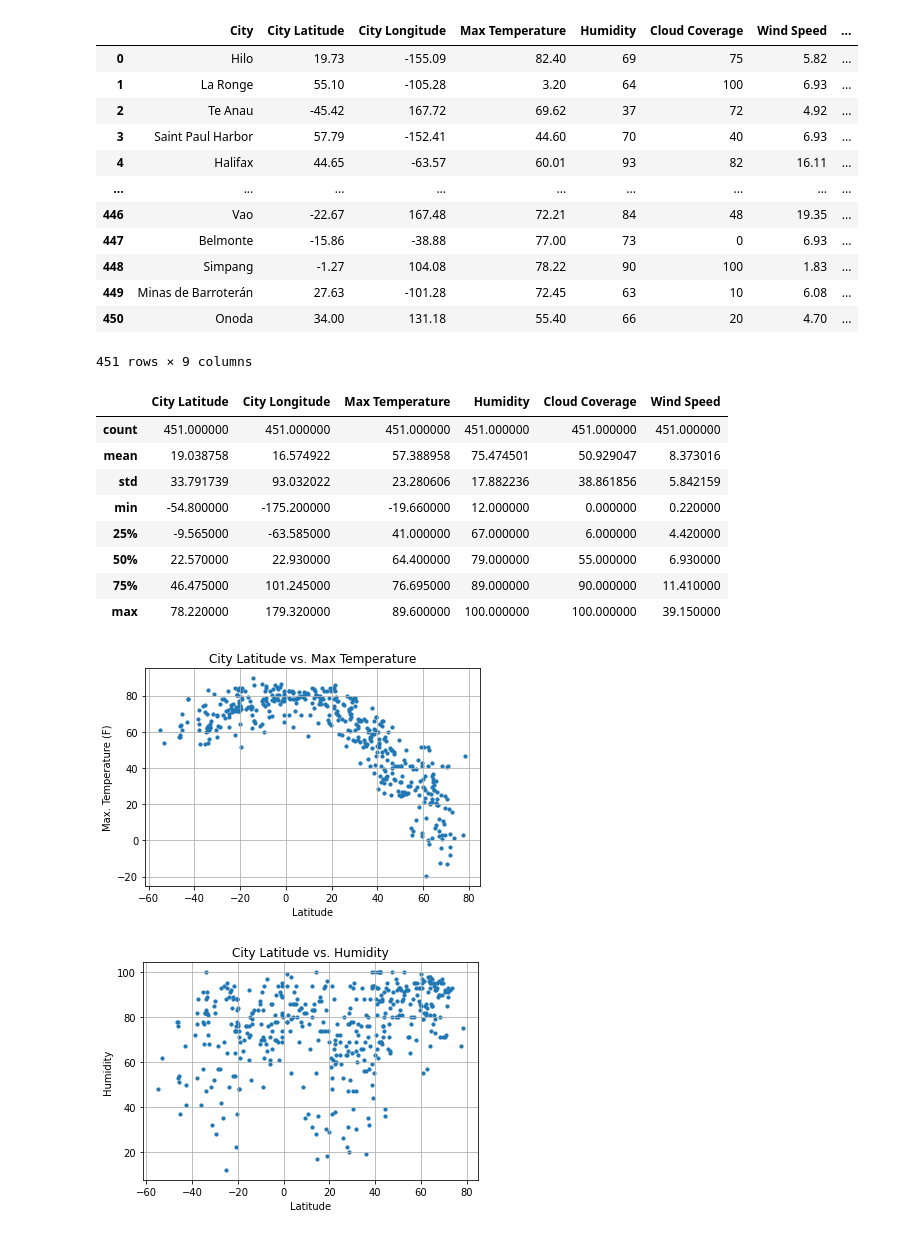
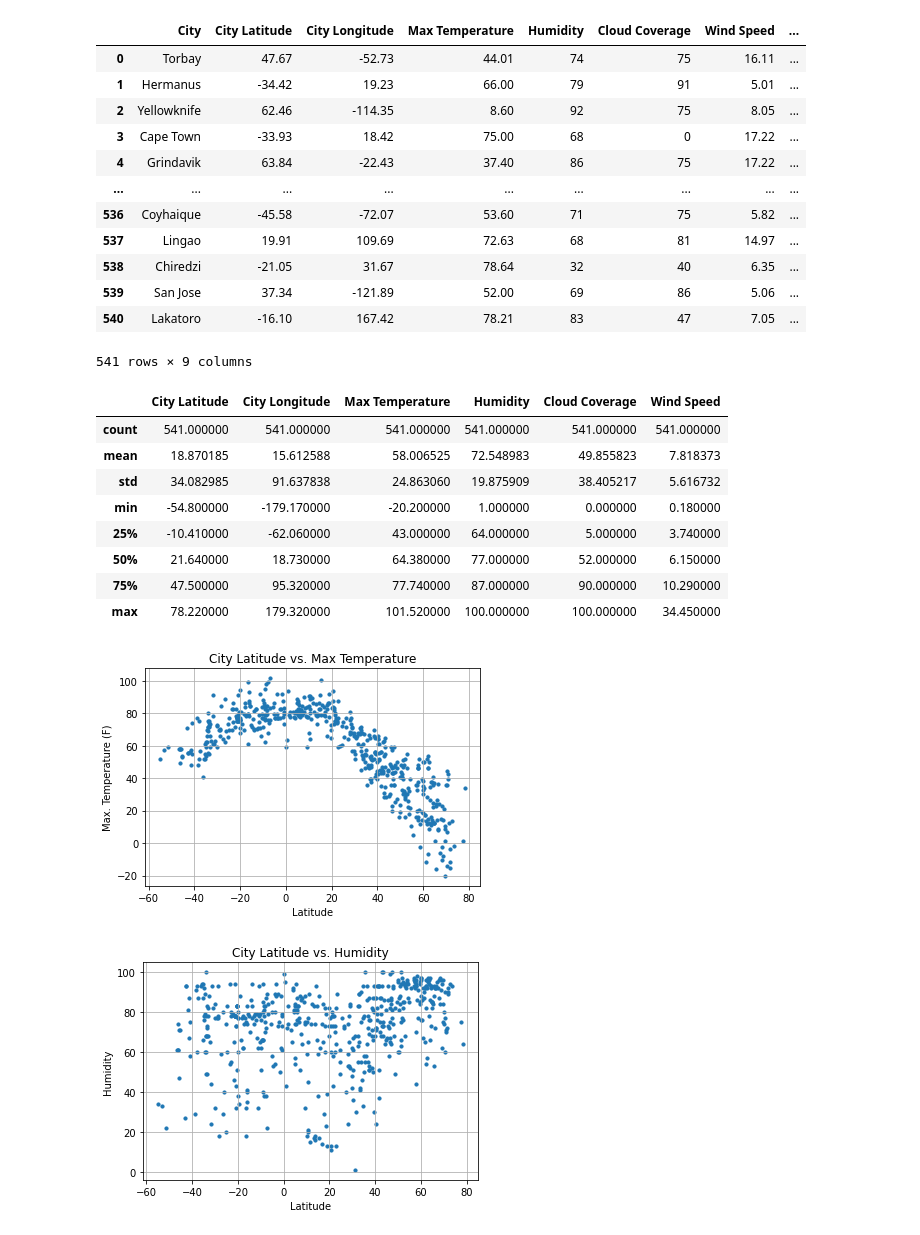
Before and after one commit to inkosi-codes/python-api-challenge, a Jupyter notebook: WeatherPy/WeatherPy.ipynb, the cells around one changed output. Drawn from its saved outputs; the diff is of its cells as text; code cells hidden in the pictures.

```diff
--- a/WeatherPy/WeatherPy.ipynb
+++ b/WeatherPy/WeatherPy.ipynb
@@ -21,10 +21,9 @@ url = "http://api.openweathermap.org/data/2.5/weather?units=Imperial&APPID=" + w
 
 city_columns = ['City','City Latitude','City Longitude','Max Temperature','Humidity','Cloud Coverage','Wind Speed','City Country','City DateTime']
 cnt = 1
-new_df = pd.DataFrame()
+weather_data_df = pd.DataFrame()
 # %%
-#for x in range(600):
-while len(city_list) < 500:
+for x in range(1500):
     lat_value = round(rnd.uniform(-90, 90),2)
     long_value = round(rnd.uniform(-180, 180),2)
     city = citipy.nearest_city(lat_value,long_value)
@@ -38,7 +37,7 @@ for city in city_list:
         response = rq.get(f'{url}&q={city}').json()
         city_date = time.strftime('%Y-%m-%d %H:%M:%S', time.localtime(response["dt"]))
         data = response['name'],response['coord']['lat'],response['coord']['lon'],response["main"]["temp_max"],response["main"]["humidity"],response["clouds"]["all"],response["wind"]["speed"],response["sys"]["country"],city_date
-        new_df = new_df.append([data],ignore_index = True)
+        weather_data_df = weather_data_df.append([data],ignore_index = True)
         print(f'Processing Record {cnt} for {city} city')
         cnt += 1
 
@@ -67,38 +66,38 @@ Processing Record 451 for onoda city
 # %%
 #new_df = pd.DataFrame([data],columns=city_columns)
-new_df.columns = city_columns
-new_df
+weather_data_df.columns = city_columns
+weather_data_df
 # %% [output]
 |  | City | City Latitude | City Longitude | Max Temperature | Humidity | Cloud Coverage | Wind Speed | ... |
-| 0 | Hilo | 19.73 | -155.09 | 82.40 | 69 | 75 | 5.82 | ... |
-| 1 | La Ronge | 55.10 | -105.28 | 3.20 | 64 | 100 | 6.93 | ... |
-| 2 | Te Anau | -45.42 | 167.72 | 69.62 | 37 | 72 | 4.92 | ... |
-| 3 | Saint Paul Harbor | 57.79 | -152.41 | 44.60 | 70 | 40 | 6.93 | ... |
-| 4 | Halifax | 44.65 | -63.57 | 60.01 | 93 | 82 | 16.11 | ... |
+| 0 | Torbay | 47.67 | -52.73 | 44.01 | 74 | 75 | 16.11 | ... |
+| 1 | Hermanus | -34.42 | 19.23 | 66.00 | 79 | 91 | 5.01 | ... |
+| 2 | Yellowknife | 62.46 | -114.35 | 8.60 | 92 | 75 | 8.05 | ... |
+| 3 | Cape Town | -33.93 | 18.42 | 75.00 | 68 | 0 | 17.22 | ... |
+| 4 | Grindavik | 63.84 | -22.43 | 37.40 | 86 | 75 | 17.22 | ... |
 | ... | ... | ... | ... | ... | ... | ... | ... | ... |
-| 446 | Vao | -22.67 | 167.48 | 72.21 | 84 | 48 | 19.35 | ... |
-| 447 | Belmonte | -15.86 | -38.88 | 77.00 | 73 | 0 | 6.93 | ... |
-| 448 | Simpang | -1.27 | 104.08 | 78.22 | 90 | 100 | 1.83 | ... |
-| 449 | Minas de Barroterán | 27.63 | -101.28 | 72.45 | 63 | 10 | 6.08 | ... |
-| 450 | Onoda | 34.00 | 131.18 | 55.40 | 66 | 20 | 4.70 | ... |
+| 536 | Coyhaique | -45.58 | -72.07 | 53.60 | 71 | 75 | 5.82 | ... |
+| 537 | Lingao | 19.91 | 109.69 | 72.63 | 68 | 81 | 14.97 | ... |
+| 538 | Chiredzi | -21.05 | 31.67 | 78.64 | 32 | 40 | 6.35 | ... |
+| 539 | San Jose | 37.34 | -121.89 | 52.00 | 69 | 86 | 5.06 | ... |
+| 540 | Lakatoro | -16.10 | 167.42 | 78.21 | 83 | 47 | 7.05 | ... |
-451 rows × 9 columns
+541 rows × 9 columns
 # %%
-new_df.describe()
+weather_data_df.describe()
 # %% [output]
 |  | City Latitude | City Longitude | Max Temperature | Humidity | Cloud Coverage | Wind Speed |
-| count | 451.000000 | 451.000000 | 451.000000 | 451.000000 | 451.000000 | 451.000000 |
-| mean | 19.038758 | 16.574922 | 57.388958 | 75.474501 | 50.929047 | 8.373016 |
-| std | 33.791739 | 93.032022 | 23.280606 | 17.882236 | 38.861856 | 5.842159 |
-| min | -54.800000 | -175.200000 | -19.660000 | 12.000000 | 0.000000 | 0.220000 |
-| 25% | -9.565000 | -63.585000 | 41.000000 | 67.000000 | 6.000000 | 4.420000 |
-| 50% | 22.570000 | 22.930000 | 64.400000 | 79.000000 | 55.000000 | 6.930000 |
-| 75% | 46.475000 | 101.245000 | 76.695000 | 89.000000 | 90.000000 | 11.410000 |
-| max | 78.220000 | 179.320000 | 89.600000 | 100.000000 | 100.000000 | 39.150000 |
+| count | 541.000000 | 541.000000 | 541.000000 | 541.000000 | 541.000000 | 541.000000 |
+| mean | 18.870185 | 15.612588 | 58.006525 | 72.548983 | 49.855823 | 7.818373 |
+| std | 34.082985 | 91.637838 | 24.863060 | 19.875909 | 38.405217 | 5.616732 |
+| min | -54.800000 | -179.170000 | -20.200000 | 1.000000 | 0.000000 | 0.180000 |
+| 25% | -10.410000 | -62.060000 | 43.000000 | 64.000000 | 5.000000 | 3.740000 |
+| 50% | 21.640000 | 18.730000 | 64.380000 | 77.000000 | 52.000000 | 6.150000 |
+| 75% | 47.500000 | 95.320000 | 77.740000 | 87.000000 | 90.000000 | 10.290000 |
+| max | 78.220000 | 179.320000 | 101.520000 | 100.000000 | 100.000000 | 34.450000 |
 # %%
-# Build a scatter plot for each data type
-plt.scatter(new_df["City Latitude"], new_df["Max Temperature"], marker="o", s=10)
+# Create scatter plot
+plt.scatter(weather_data_df["City Latitude"], weather_data_df["Max Temperature"], marker="o", s=10)
 
-# Incorporate the other graph properties
+# Set graph properties
 plt.title("City Latitude vs. Max Temperature")
 plt.ylabel("Max. Temperature (F)")
 plt.xlabel("Latitude")
@@ -110,22 +109,22 @@ plt.grid(True)
 # Show plot
 plt.show()
 # %% [output]
-[figure, old version]
+[figure, new version]
 # %%
-# Build a scatter plot for each data type
-plt.scatter(new_df["City Latitude"], new_df["Humidity"], marker="o", s=10)
+# Create scatter plot
+plt.scatter(weather_data_df["City Latitude"], weather_data_df["Humidity"], marker="o", s=10)
 
-# Incorporate the other graph properties
+# Set graph properties
 plt.title("City Latitude vs. Humidity")
 plt.ylabel("Humidity")
 plt.xlabel("Latitude")
 plt.grid(True)
 
 # Save the figure
 #plt.savefig("Output_Plots/Max_Temp_vs_Latitude.png")
 
 # Show plot
 plt.show()
 # %% [output]
-[figure, old version]
+[figure, new version]
 # %%
```
Also changed, not shown: parts of 10 cells of this notebook.
